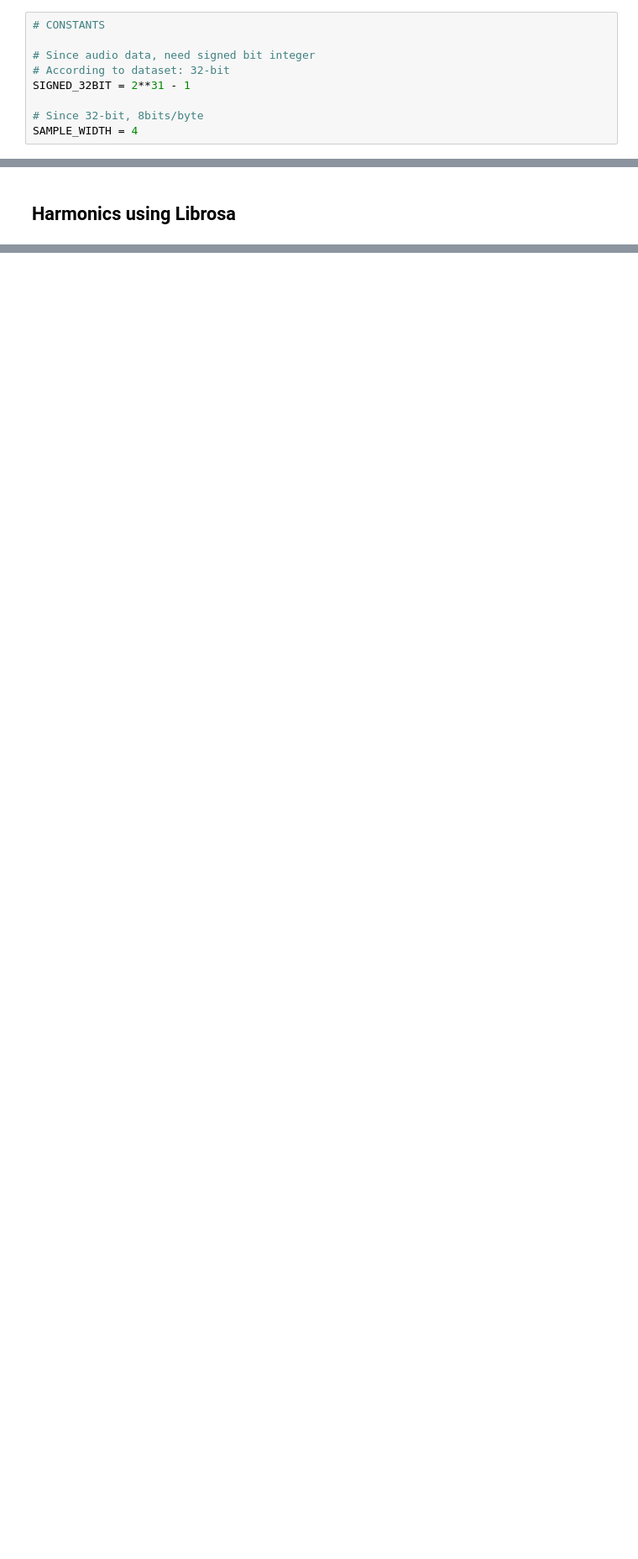
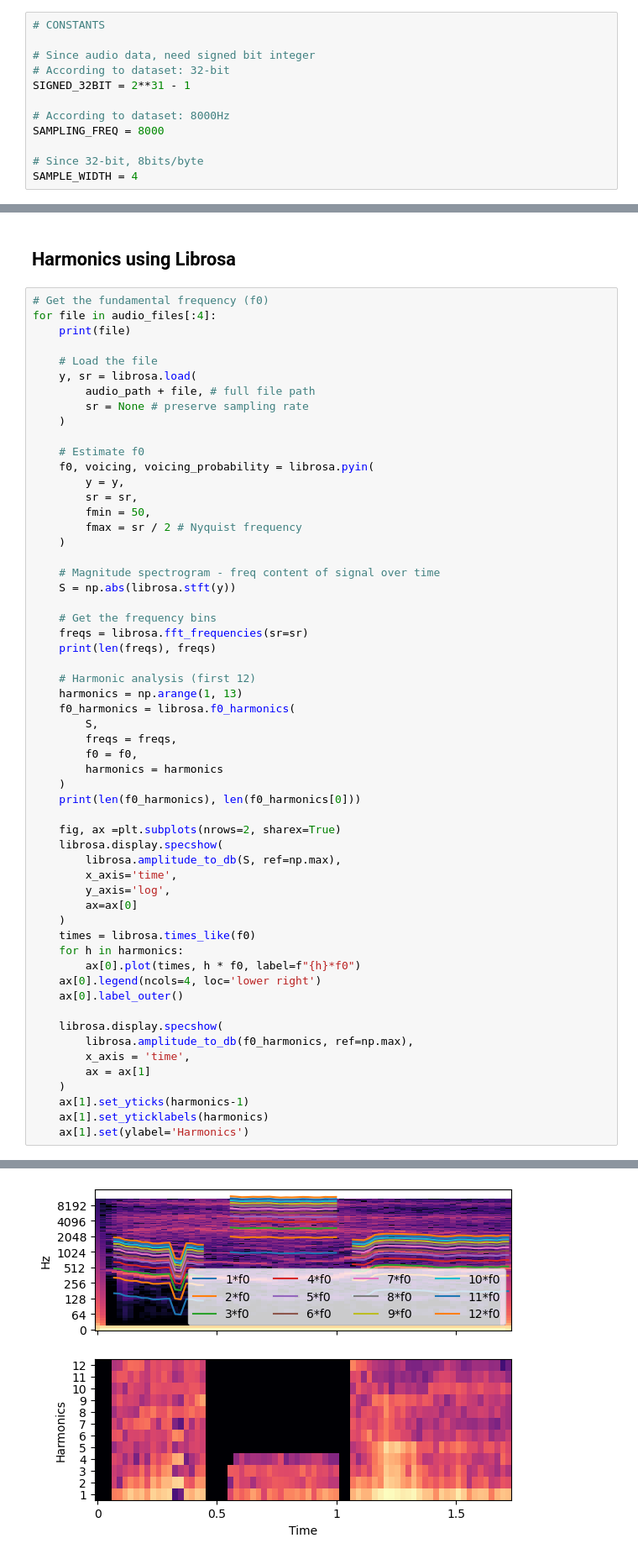
Before and after one commit to alyssahondrade/ml-perspectives-on-voice-disorder-diagnosis, a Jupyter notebook: data_exploration_cleaned.ipynb, the cells around one changed output, grey strips where cells are left out. Shown at 84% size. Cells and saved outputs as stored; diff of their text form; blank space fills up the shorter version.

```diff
--- a/data_exploration_cleaned.ipynb
+++ b/data_exploration_cleaned.ipynb
@@ -15,6 +16,9 @@ import matplotlib.pyplot as plt
 # According to dataset: 32-bit
 SIGNED_32BIT = 2**31 - 1
 
+# According to dataset: 8000Hz
+SAMPLING_FREQ = 8000
+
 # Since 32-bit, 8bits/byte
 SAMPLE_WIDTH = 4
 # %% [markdown]
@@ -203,2 +275,60 @@ for file in audio_files[:3]:
 # %% [markdown]
 ## Harmonics using Librosa
+# %%
+# Get the fundamental frequency (f0)
+for file in audio_files[:4]:
+    print(file)
+
+    # Load the file
+    y, sr = librosa.load(
+        audio_path + file, # full file path
+        sr = None # preserve sampling rate
+    )
+
+    # Estimate f0
+    f0, voicing, voicing_probability = librosa.pyin(
+        y = y,
+        sr = sr,
+        fmin = 50,
+        fmax = sr / 2 # Nyquist frequency
+    )
+
+    # Magnitude spectrogram - freq content of signal over time
+    S = np.abs(librosa.stft(y))
+
+    # Get the frequency bins
+    freqs = librosa.fft_frequencies(sr=sr)
+    print(len(freqs), freqs)
+
+    # Harmonic analysis (first 12)
+    harmonics = np.arange(1, 13)
+    f0_harmonics = librosa.f0_harmonics(
+        S,
+        freqs = freqs,
+        f0 = f0,
+        harmonics = harmonics
+    )
+    print(len(f0_harmonics), len(f0_harmonics[0]))
+
+    fig, ax =plt.subplots(nrows=2, sharex=True)
+    librosa.display.specshow(
+        librosa.amplitude_to_db(S, ref=np.max),
+        x_axis='time',
+        y_axis='log',
+        ax=ax[0]
+    )
+    times = librosa.times_like(f0)
+    for h in harmonics:
+        ax[0].plot(times, h * f0, label=f"{h}*f0")
+    ax[0].legend(ncols=4, loc='lower right')
+    ax[0].label_outer()
+
+    librosa.display.specshow(
+        librosa.amplitude_to_db(f0_harmonics, ref=np.max),
+        x_axis = 'time',
+        ax = ax[1]
+    )
+    ax[1].set_yticks(harmonics-1)
+    ax[1].set_yticklabels(harmonics)
+    ax[1].set(ylabel='Harmonics')
+# %% [output]
@@ -204,0 +351 @@ for file in audio_files[:3]:
+[figure, added]
```
Also changed, not shown: parts of 6 cells of this notebook.
